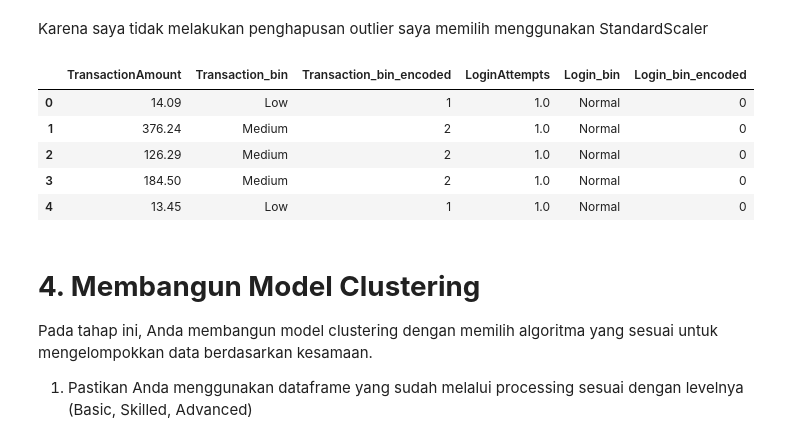
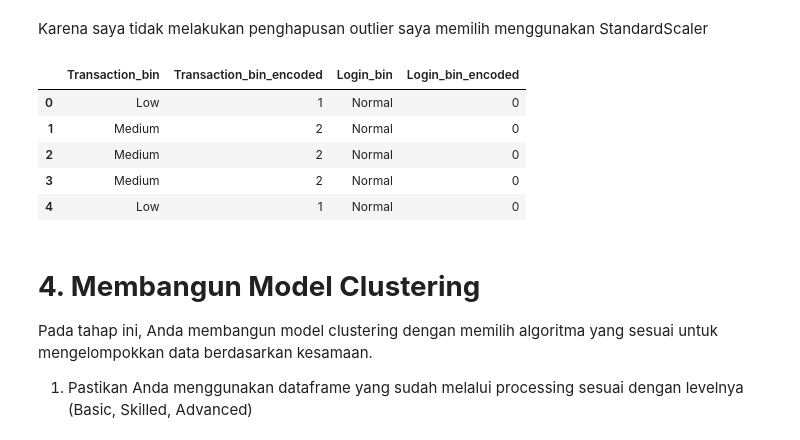
Before and after one commit to m8tyx/Proyek-ML, a Jupyter notebook: [Clustering]_Submission_Akhir_BMLP_Andrew_Octavious.ipynb, the cells around one changed output. Saved outputs shown, nothing was run; the diff lists cells and outputs as text; code cells hidden in the pictures.

```diff
--- a/[Clustering]_Submission_Akhir_BMLP_Andrew_Octavious.ipynb
+++ b/[Clustering]_Submission_Akhir_BMLP_Andrew_Octavious.ipynb
@@ -390,8 +390,8 @@ Series([], dtype: int64)
 # %%
 # Menghapus data duplikat menggunakan drop_duplicates().
 before = df_encoded.shape[0]
-df_droped = df_encoded.drop_duplicates()
-after = df_droped.shape[0]
+df_dropped = df_encoded.drop_duplicates()
+after = df_dropped.shape[0]
 
 (f"Jumlah baris duplikat yang di-drop: {before - after}")
 # %% [output]
@@ -430,41 +430,46 @@ Karena saya tidak melakukan penghapusan outlier saya memilih menggunakan Standar
 # lakukan pada satu sampai dua fitur numerik.
 # Silahkan lakukan encode hasil binning tersebut menggunakan LabelEncoder.
 # Pastikan kamu mengerjakan tahapan ini pada satu cell.
 
 # Copy agar tidak mengubah df asli
 df_binned = df.copy()
 
 # --- 1. Binning untuk TransactionAmount ---
 # Low < 100, Medium 100–500, High > 500
 df_binned['Transaction_bin'] = pd.cut(
     df_binned['TransactionAmount'],
     bins=[-float('inf'), 100, 500, float('inf')],
     labels=['Low', 'Medium', 'High']
 )
 
 # --- 2. Binning untuk LoginAttempts ---
 # 1 (Normal), 2–3 (Suspicious), >3 (Very Suspicious)
 df_binned['Login_bin'] = pd.cut(
     df_binned['LoginAttempts'],
     bins=[-float('inf'), 1, 3, float('inf')],
     labels=['Normal', 'Suspicious', 'Very Suspicious']
 )
 
 # --- 3. Encode hasil binning dengan LabelEncoder ---
 le = LabelEncoder()
 df_binned['Transaction_bin_encoded'] = le.fit_transform(df_binned['Transaction_bin'])
 df_binned['Login_bin_encoded'] = le.fit_transform(df_binned['Login_bin'])
 
+# penggabungan hasil binning ke df_dropped
+df_dropped = df_dropped.copy()
+binned_cols = df_binned[['Transaction_bin', 'Transaction_bin_encoded',
+                         'Login_bin', 'Login_bin_encoded']]
+df_dropped = pd.concat([df_dropped, binned_cols], axis=1,join='inner')
+
 # Lihat hasil
-df_binned[['TransactionAmount', 'Transaction_bin', 'Transaction_bin_encoded',
-           'LoginAttempts', 'Login_bin', 'Login_bin_encoded']].head()
+binned_cols.head()
 # %% [output]
-|  | TransactionAmount | Transaction_bin | Transaction_bin_encoded | LoginAttempts | Login_bin | Login_bin_encoded |
-| 0 | 14.09 | Low | 1 | 1.0 | Normal | 0 |
-| 1 | 376.24 | Medium | 2 | 1.0 | Normal | 0 |
-| 2 | 126.29 | Medium | 2 | 1.0 | Normal | 0 |
-| 3 | 184.50 | Medium | 2 | 1.0 | Normal | 0 |
-| 4 | 13.45 | Low | 1 | 1.0 | Normal | 0 |
+|  | Transaction_bin | Transaction_bin_encoded | Login_bin | Login_bin_encoded |
+| 0 | Low | 1 | Normal | 0 |
+| 1 | Medium | 2 | Normal | 0 |
+| 2 | Medium | 2 | Normal | 0 |
+| 3 | Medium | 2 | Normal | 0 |
+| 4 | Low | 1 | Normal | 0 |
 # %% [markdown]
 # **4. Membangun Model Clustering**
 Pada tahap ini, Anda membangun model clustering dengan memilih algoritma yang sesuai untuk mengelompokkan data berdasarkan kesamaan.
```
Also changed, not shown: parts of 3 cells of this notebook, 2 other files.
